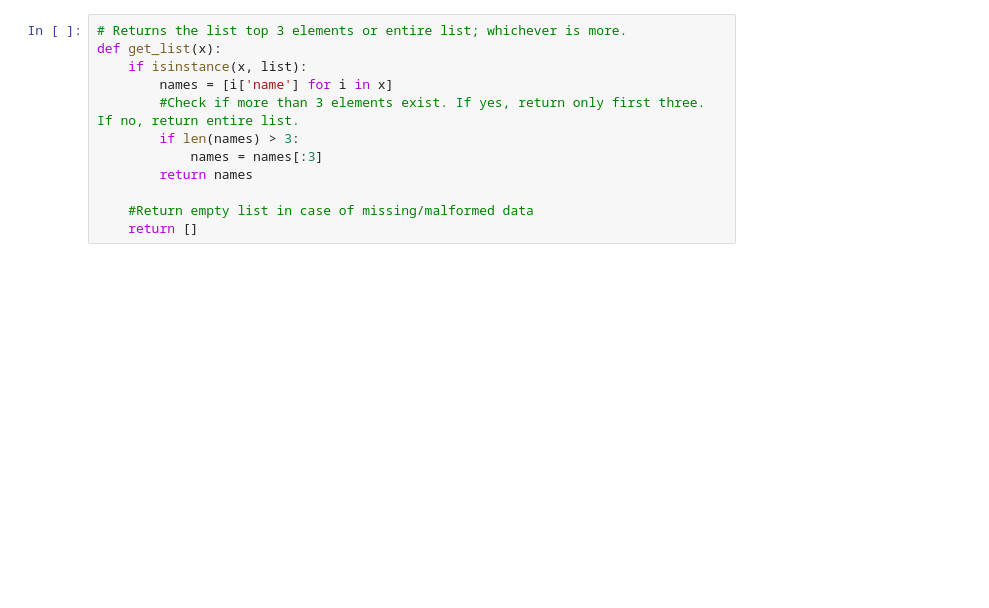
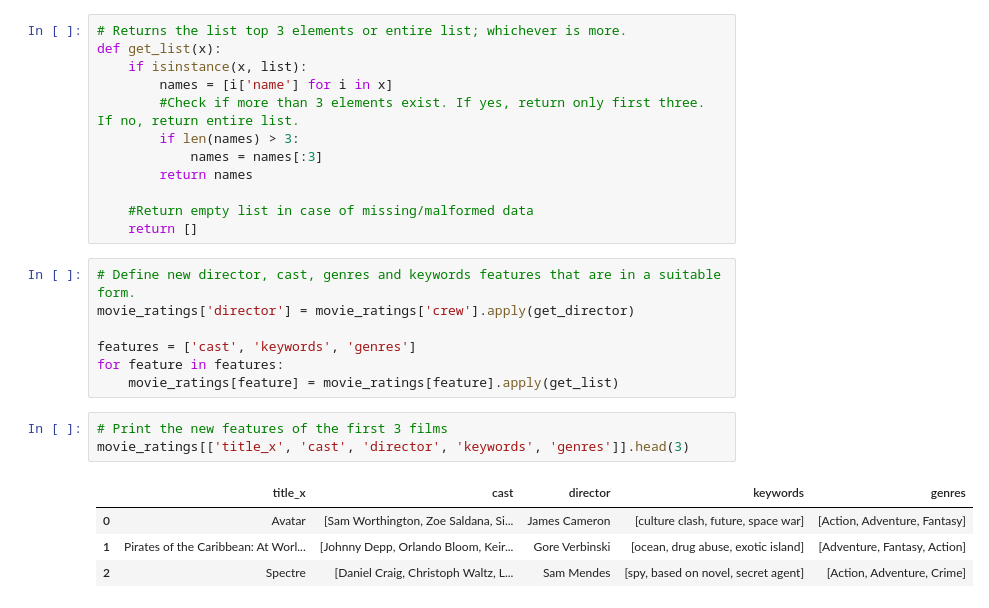
Before and after one commit to ethomps33/Final_Project, a Jupyter notebook: Resources/Movie Ratings.ipynb, the cells around one changed output. Saved outputs shown, nothing was run; the diff lists cells and outputs as text; blank space fills up the shorter version.

```diff
--- a/Resources/Movie Ratings.ipynb
+++ b/Resources/Movie Ratings.ipynb
@@ -232,3 +232,18 @@ def get_list(x):
 
     #Return empty list in case of missing/malformed data
     return []
+# %%
+# Define new director, cast, genres and keywords features that are in a suitable form.
+movie_ratings['director'] = movie_ratings['crew'].apply(get_director)
+
+features = ['cast', 'keywords', 'genres']
+for feature in features:
+    movie_ratings[feature] = movie_ratings[feature].apply(get_list)
+# %%
+# Print the new features of the first 3 films
+movie_ratings[['title_x', 'cast', 'director', 'keywords', 'genres']].head(3)
+# %% [output]
+|  | title_x | cast | director | keywords | genres |
+| 0 | Avatar | [Sam Worthington, Zoe Saldana, Si... | James Cameron | [culture clash, future, space war] | [Action, Adventure, Fantasy] |
+| 1 | Pirates of the Caribbean: At Worl... | [Johnny Depp, Orlando Bloom, Keir... | Gore Verbinski | [ocean, drug abuse, exotic island] | [Adventure, Fantasy, Action] |
+| 2 | Spectre | [Daniel Craig, Christoph Waltz, L... | Sam Mendes | [spy, based on novel, secret agent] | [Action, Adventure, Crime] |
```
